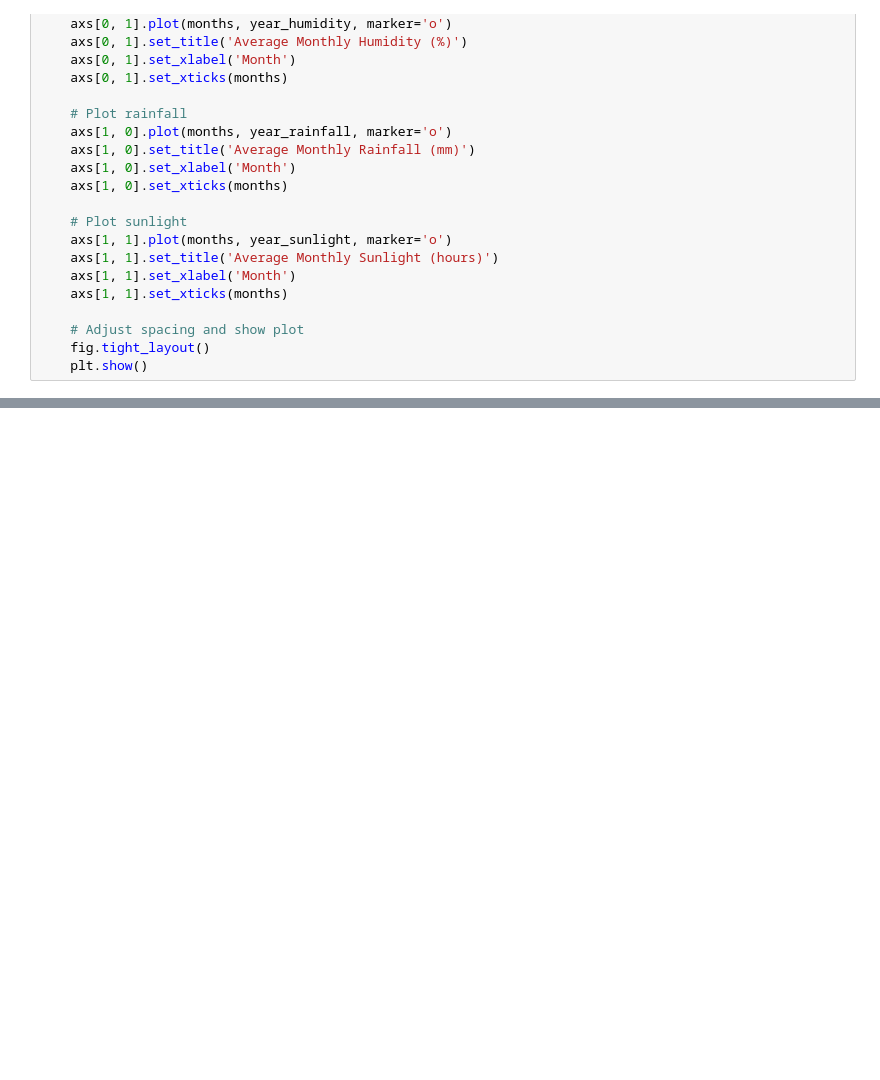
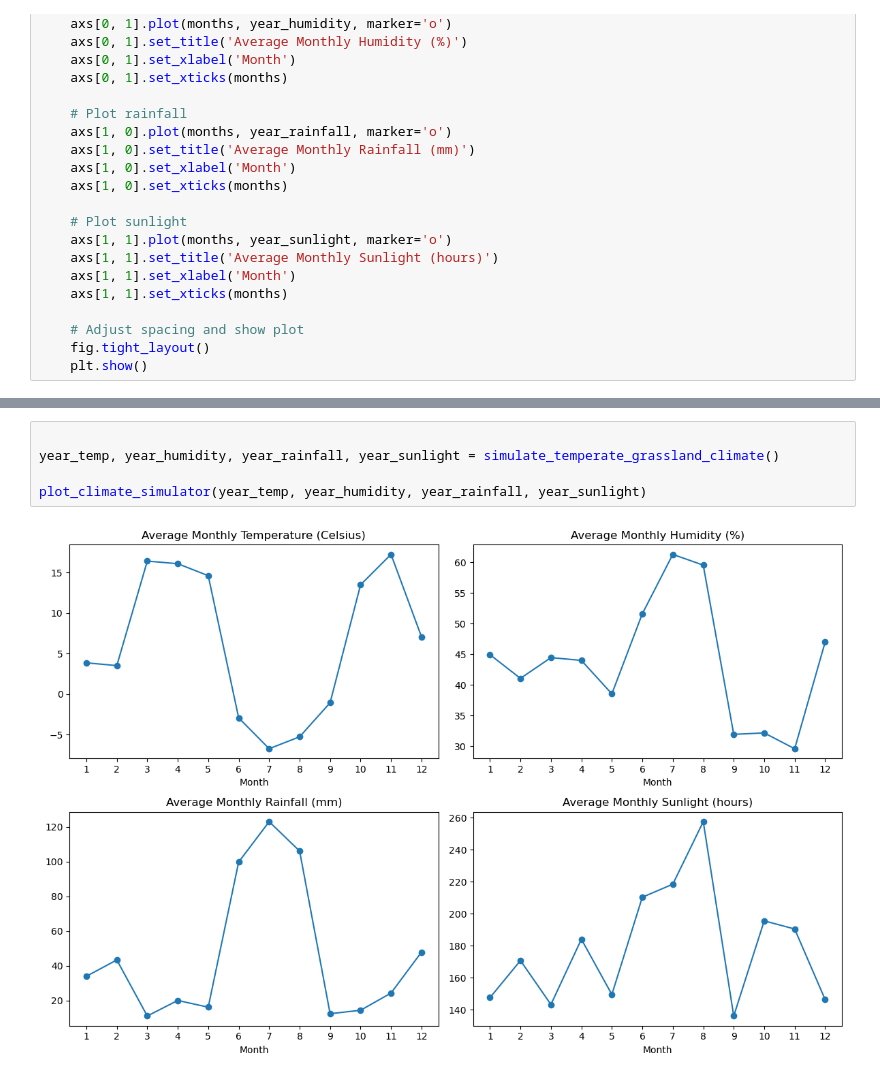
Before and after one commit to Nephren17/PlantComSim, a Jupyter notebook: whethering.ipynb, the cells around one changed output, grey strips where cells are left out. Drawn from its saved outputs; the diff is of its cells as text; blank space fills up the shorter version.

```diff
--- a/whethering.ipynb
+++ b/whethering.ipynb
@@ -168,0 +225,7 @@ plot_climate_simulator(year_temp, year_humidity, year_rainfall, year_sunlight)
+# %%
+
+year_temp, year_humidity, year_rainfall, year_sunlight = simulate_temperate_grassland_climate()
+
+plot_climate_simulator(year_temp, year_humidity, year_rainfall, year_sunlight)
+# %% [output]
+[figure, added]
```
Also changed, not shown: parts of 11 cells of this notebook.
